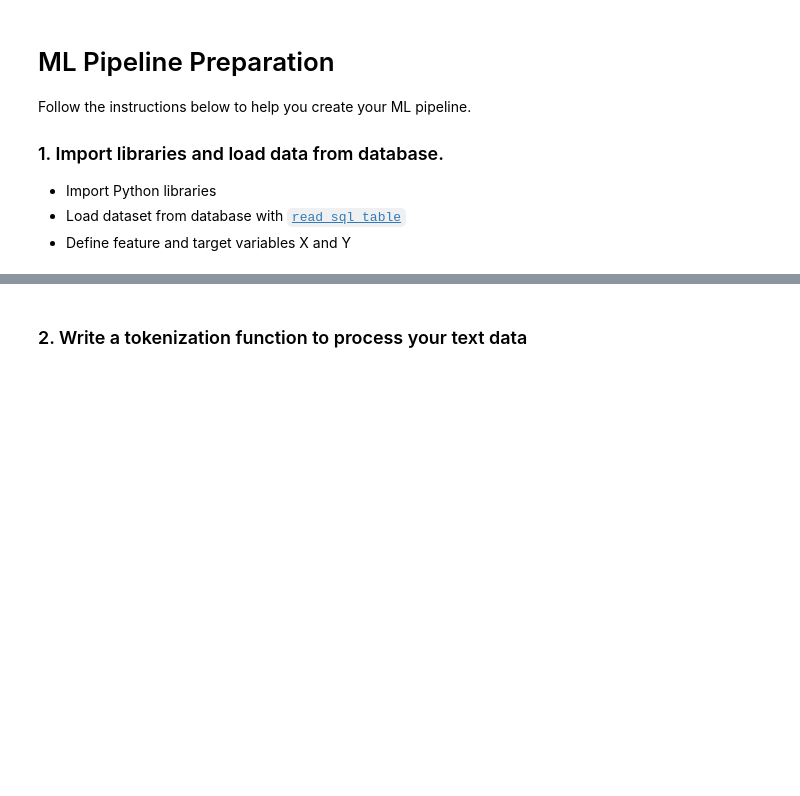
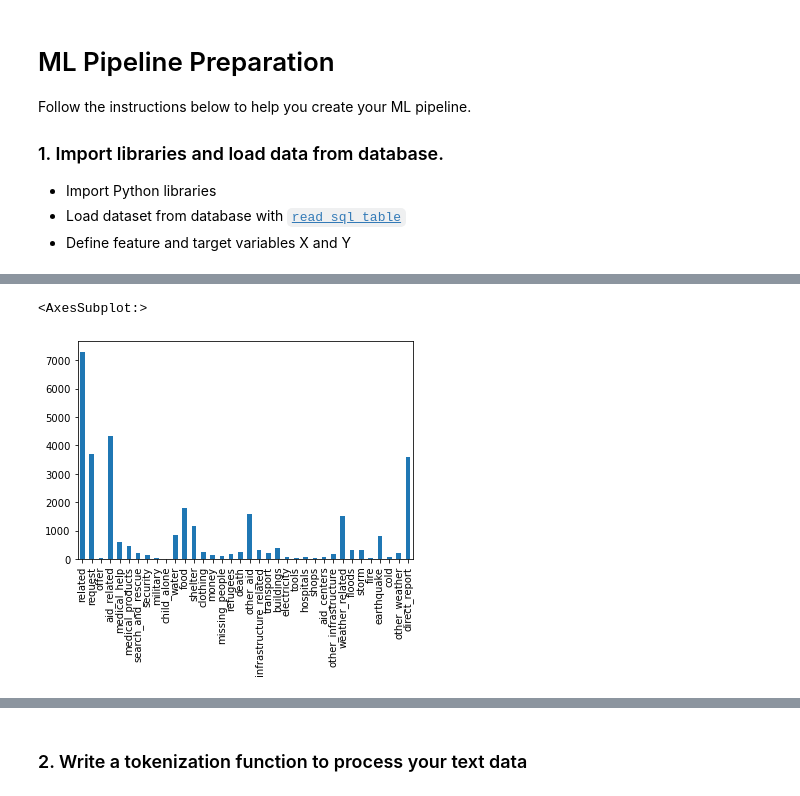
Before and after one commit to mrchamanbaz/disaster_response_project, a Jupyter notebook: ML Pipeline Preparation.ipynb, the cells around one changed output, grey strips where cells are left out. Drawn from its saved outputs; the diff is of its cells as text; code cells hidden in the pictures; blank space fills up the shorter version.

```diff
--- a/ML Pipeline Preparation.ipynb
+++ b/ML Pipeline Preparation.ipynb
@@ -51,0 +68,5 @@ Y.head()
+# %%
+df[df['genre'] == 'direct'][column_names[4:]].sum().plot(kind='bar')
+# %% [output]
+<AxesSubplot:>
+[figure, added]
```
Also changed, not shown: parts of 9 cells of this notebook, 6 other files.
